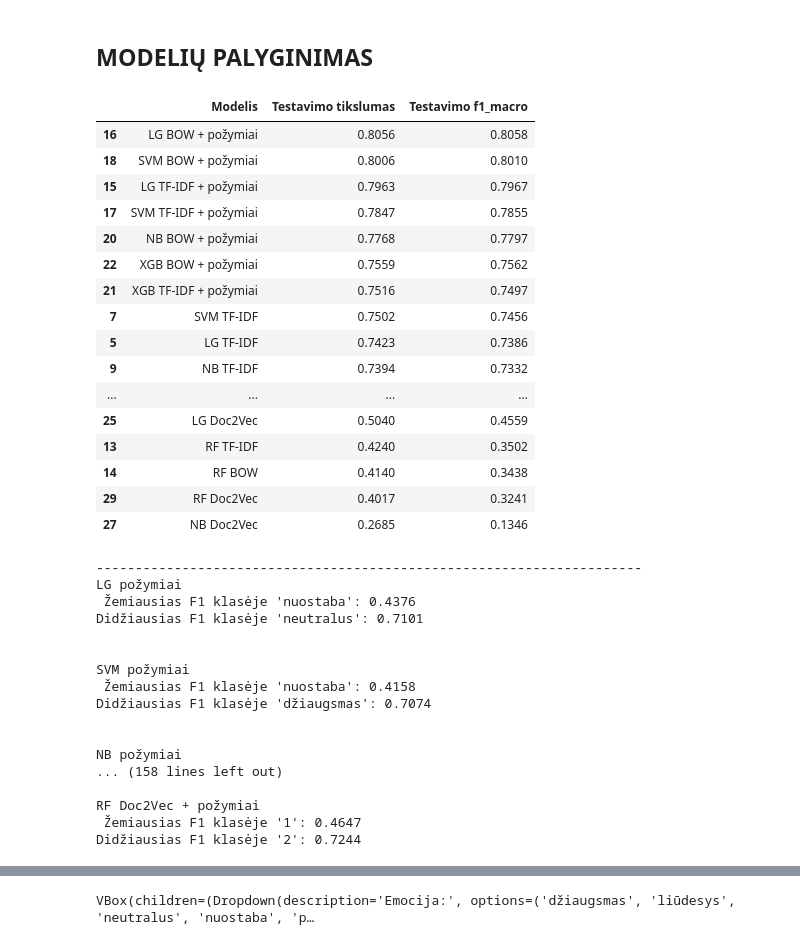
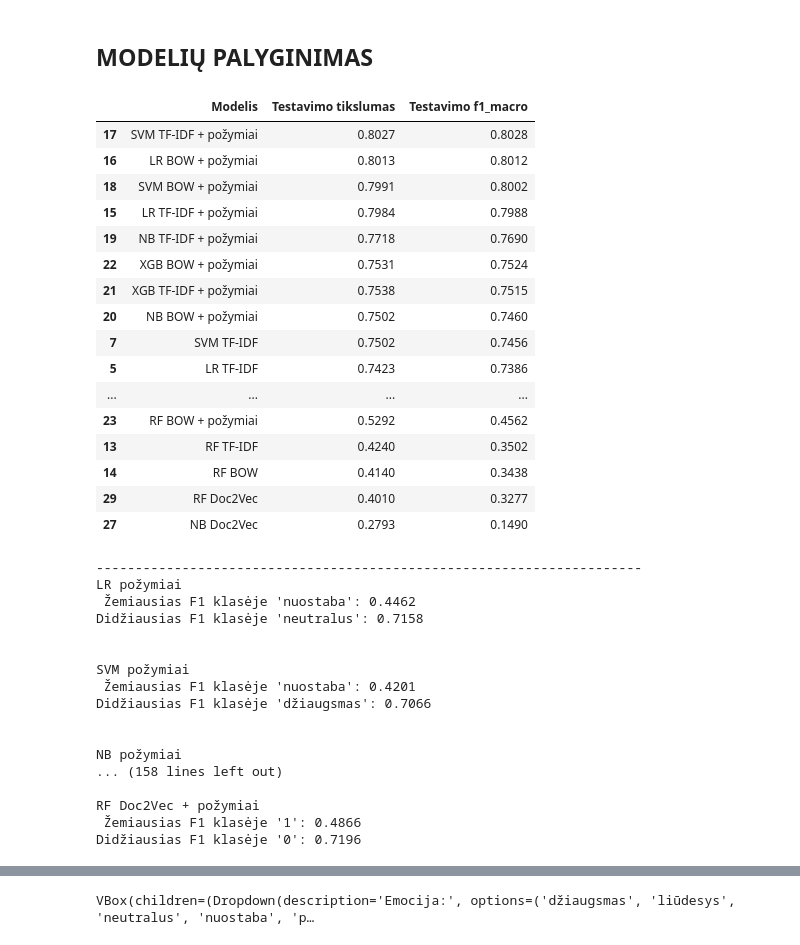
Before and after one commit to ignascerniauskas/Bakalauro_darbo_kodas, a Jupyter notebook: Klasifikavimas.ipynb, the cells around one changed output, grey strips where cells are left out. Cells and saved outputs as stored; diff of their text form; code cells hidden in the pictures.

```diff
--- a/Klasifikavimas.ipynb
+++ b/Klasifikavimas.ipynb
@@ -2282,7 +2314,7 @@ weighted avg     0.4312    0.4017    0.3498      1389
 preprocess_lr_doc2vec_bendra = ColumnTransformer(
     transformers=[
         ("doc2vec", Doc2VecTransformer(vector_size=100, window=10, dm=1), text_stulp),
-        ("num", "passthrough", skait_stulp)],
+        ("num", StandardScaler(), skait_stulp)],
     remainder="drop"
 )
 
@@ -2348,13 +2380,13 @@ weighted avg     0.7131    0.7135    0.7085      1389
 preprocess_svm_doc2vec_bendra = ColumnTransformer(
     transformers=[
         ("doc2vec", Doc2VecTransformer(vector_size=100, window=10, dm=1), text_stulp),
-        ("num", "passthrough", skait_stulp)],
+        ("num", StandardScaler(), skait_stulp)],
     remainder="drop"
 )
 
 pipe_svm_doc2vec_bendra = Pipeline([
     ("preprocess", preprocess_svm_doc2vec_bendra),
-    ("clf", LinearSVC(random_state=0))
+    ("clf", LinearSVC(random_state=0, max_iter=500000))
 ])
 
 gs_svm_doc2vec_bendra = GridSearchCV(
@@ -2481,7 +2513,7 @@ weighted avg     0.5709    0.5277    0.4992      1389
 preprocess_rf_doc2vec_bendra = ColumnTransformer(
     transformers=[
         ("doc2vec", Doc2VecTransformer(vector_size=100, window=10, dm=1), text_stulp),
-        ("num", "passthrough", skait_stulp)],
+        ("num", StandardScaler(), skait_stulp)],
     remainder="drop"
 )
 
@@ -2547,7 +2579,7 @@ weighted avg     0.6210    0.6040    0.5892      1389
 preprocess_xgb_doc2vec_bendra = ColumnTransformer(
     transformers=[
         ("doc2vec", Doc2VecTransformer(vector_size=100, window=10, dm=1), text_stulp),
-        ("num", "passthrough", skait_stulp)],
+        ("num", StandardScaler(), skait_stulp)],
     remainder="drop"
 )
 
@@ -2613,14 +2645,14 @@ weighted avg     0.7204    0.7163    0.7123      1389
 ## MODELIŲ PALYGINIMAS ##
 # %%
 models = [
-    ("LG požymiai", gs_lg_feat, y_pred_lg_feat),
+    ("LR požymiai", gs_lg_feat, y_pred_lg_feat),
     ("SVM požymiai", gs_svm_feat, y_pred_svm_feat),
     ("NB požymiai", gs_nb_feat, y_pred_nb_feat),
     ("XGB požymiai", gs_xgb_feat, y_pred_xgb_feat),
     ("RF požymiai", gs_rf_feat, y_pred_rf_feat),
 
-    ("LG TF-IDF", gs_lg_tfidf_text, y_pred_lg_tfidf_text),
-    ("LG BOW", gs_lg_cv_text, y_pred_lg_cv_text),
+    ("LR TF-IDF", gs_lg_tfidf_text, y_pred_lg_tfidf_text),
+    ("LR BOW", gs_lg_cv_text, y_pred_lg_cv_text),
 
     ("SVM TF-IDF", gs_svm_tfidf_text, y_pred_svm_tfidf_text),
     ("SVM BOW", gs_svm_cv_text, y_pred_svm_cv_text),
@@ -2634,8 +2666,8 @@ models = [
     ("RF TF-IDF", gs_rf_tfidf_text, y_pred_rf_tfidf_text),
     ("RF BOW", gs_rf_cv_text, y_pred_rf_cv_text),
 
-    ("LG TF-IDF + požymiai", gs_lg_tfidf_bendra, y_pred_lg_tfidf_bendra),
-    ("LG BOW + požymiai", gs_lg_cv_bendra, y_pred_lg_cv_bendra),
+    ("LR TF-IDF + požymiai", gs_lg_tfidf_bendra, y_pred_lg_tfidf_bendra),
+    ("LR BOW + požymiai", gs_lg_cv_bendra, y_pred_lg_cv_bendra),
 
     ("SVM TF-IDF + požymiai", gs_svm_tfidf_bendra, y_pred_svm_tfidf_bendra),
     ("SVM BOW + požymiai", gs_svm_cv_bendra, y_pred_svm_cv_bendra),
@@ -2649,13 +2681,13 @@ models = [
     ("RF BOW + požymiai", gs_rf_cv_bendra, y_pred_rf_cv_bendra),
     ("RF TF-IDF + požymiai", gs_rf_tfidf_bendra, y_pred_rf_tfidf_bendra),
 
-    ("LG Doc2Vec", gs_lg_doc2vec, y_pred_lg_doc2vec),
+    ("LR Doc2Vec", gs_lg_doc2vec, y_pred_lg_doc2vec),
     ("SVM Doc2Vec", gs_svm_cv_doc2vec, y_pred_svm_cv_doc2vec),
     ("NB Doc2Vec", gs_nb_cv_doc2vec, y_pred_nb_cv_doc2vec),
     ("XGB Doc2Vec", gs_xgb_doc2vec, y_pred_xgb_doc2vec),
     ("RF Doc2Vec", gs_rf_doc2vec, y_pred_rf_doc2vec),
 
-    ("LG Doc2Vec + požymiai", gs_lr_doc2vec_bendra, y_pred_lr_doc2vec_bendra),
+    ("LR Doc2Vec + požymiai", gs_lr_doc2vec_bendra, y_pred_lr_doc2vec_bendra),
     ("SVM Doc2Vec + požymiai", gs_svm_doc2vec_bendra, y_pred_svm_doc2vec_bendra),
     ("NB Doc2Vec + požymiai", gs_nb_doc2vec_bendra, y_pred_nb_doc2vec_bendra),
     ("XGB Doc2Vec + požymiai", gs_xgb_doc2vec_bendra, y_pred_xgb_doc2vec_bendra),
@@ -2690,63 +2722,63 @@ for name, model, y_pred in models:
         "Testavimo tikslumas": round(acc, 4),
         "Testavimo f1_macro": round(f1, 4)
     })
 
 df_results = pd.DataFrame(results_table)
 df_results = df_results.sort_values(
     by="Testavimo f1_macro",
     ascending=False
 )
 display(df_results)
 
 
 
 print("-"*70)
 for name, model, y_pred in models:
     if hasattr(y_pred, "dtype") and y_pred.dtype.kind in "iufb":
         y_true = y_test_enc
     else:
         y_true = y_test
 
     report = classification_report(y_true, y_pred, output_dict=True, zero_division=0)
     f1_scores = {label: metrics["f1-score"] for label, metrics in report.items() if label not in ["accuracy", "macro avg", "weighted avg"]}
     lowest_f1_label = min(f1_scores, key=f1_scores.get)
     lowest_f1_value = f1_scores[lowest_f1_label]
 
     print(f"{name:<25} \n Žemiausias F1 klasėje '{lowest_f1_label}': {lowest_f1_value:.4f}")
     print(f"Didžiausias F1 klasėje '{max(f1_scores, key=f1_scores.get)}': {f1_scores[max(f1_scores, key=f1_scores.get)]:.4f}")
     print(f'\n')
 # %% [output]
 |  | Modelis | Testavimo tikslumas | Testavimo f1_macro |
-| 16 | LG BOW + požymiai | 0.8056 | 0.8058 |
-| 18 | SVM BOW + požymiai | 0.8006 | 0.8010 |
-| 15 | LG TF-IDF + požymiai | 0.7963 | 0.7967 |
-| 17 | SVM TF-IDF + požymiai | 0.7847 | 0.7855 |
-| 20 | NB BOW + požymiai | 0.7768 | 0.7797 |
-| 22 | XGB BOW + požymiai | 0.7559 | 0.7562 |
-| 21 | XGB TF-IDF + požymiai | 0.7516 | 0.7497 |
+| 17 | SVM TF-IDF + požymiai | 0.8027 | 0.8028 |
+| 16 | LR BOW + požymiai | 0.8013 | 0.8012 |
+| 18 | SVM BOW + požymiai | 0.7991 | 0.8002 |
+| 15 | LR TF-IDF + požymiai | 0.7984 | 0.7988 |
+| 19 | NB TF-IDF + požymiai | 0.7718 | 0.7690 |
+| 22 | XGB BOW + požymiai | 0.7531 | 0.7524 |
+| 21 | XGB TF-IDF + požymiai | 0.7538 | 0.7515 |
+| 20 | NB BOW + požymiai | 0.7502 | 0.7460 |
 | 7 | SVM TF-IDF | 0.7502 | 0.7456 |
-| 5 | LG TF-IDF | 0.7423 | 0.7386 |
-| 9 | NB TF-IDF | 0.7394 | 0.7332 |
+| 5 | LR TF-IDF | 0.7423 | 0.7386 |
 | ... | ... | ... | ... |
-| 25 | LG Doc2Vec | 0.5040 | 0.4559 |
+| 23 | RF BOW + požymiai | 0.5292 | 0.4562 |
 | 13 | RF TF-IDF | 0.4240 | 0.3502 |
 | 14 | RF BOW | 0.4140 | 0.3438 |
-| 29 | RF Doc2Vec | 0.4017 | 0.3241 |
-| 27 | NB Doc2Vec | 0.2685 | 0.1346 |
+| 29 | RF Doc2Vec | 0.4010 | 0.3277 |
+| 27 | NB Doc2Vec | 0.2793 | 0.1490 |
 ----------------------------------------------------------------------
-LG požymiai
- Žemiausias F1 klasėje 'nuostaba': 0.4376
-Didžiausias F1 klasėje 'neutralus': 0.7101
+LR požymiai
+ Žemiausias F1 klasėje 'nuostaba': 0.4462
+Didžiausias F1 klasėje 'neutralus': 0.7158
 
 
 SVM požymiai
- Žemiausias F1 klasėje 'nuostaba': 0.4158
-Didžiausias F1 klasėje 'džiaugsmas': 0.7074
+ Žemiausias F1 klasėje 'nuostaba': 0.4201
+Didžiausias F1 klasėje 'džiaugsmas': 0.7066
 
 
 NB požymiai
 ... (158 lines left out)
 
 RF Doc2Vec + požymiai
- Žemiausias F1 klasėje '1': 0.4647
-Didžiausias F1 klasėje '2': 0.7244
+ Žemiausias F1 klasėje '1': 0.4866
+Didžiausias F1 klasėje '0': 0.7196
```
Also changed, not shown: parts of 56 cells of this notebook.
